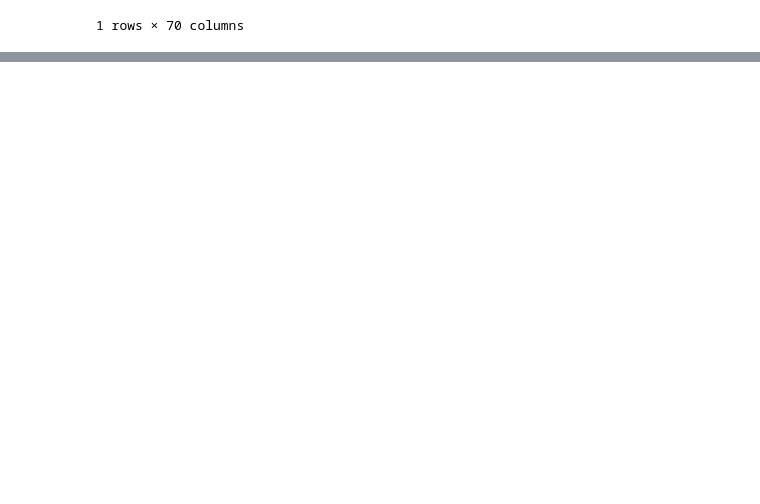
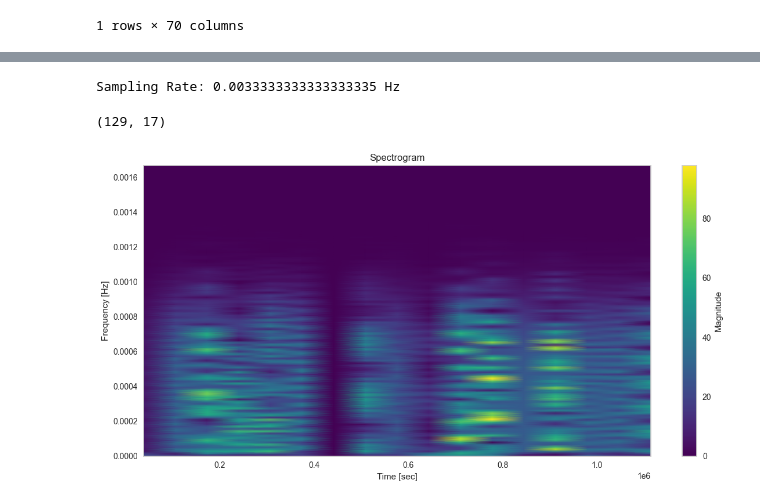
Before and after one commit to JoeZhao527/cl-bricks, a Jupyter notebook: notebooks/data_check.ipynb, the cells around one changed output, grey strips where cells are left out. Saved outputs shown, nothing was run; the diff lists cells and outputs as text; code cells hidden in the pictures; blank space fills up the shorter version.

```diff
--- a/notebooks/data_check.ipynb
+++ b/notebooks/data_check.ipynb
@@ -91,0 +135,44 @@ features_df_2
+# %%
+x = new_x
+t = new_t
+# %%
+# Compute the sampling interval (average time difference between samples)
+dt = np.mean(np.diff(t))  # Time difference in seconds
+
+# Compute the sampling frequency
+fs = 1.0 / dt  # Sampling frequency in Hz
+
+print(f"Sampling Rate: {fs} Hz")
+# %% [output]
+Sampling Rate: 0.0033333333333333335 Hz
+# %%
+# Define spectrogram parameters
+nperseg = 256     # Length of each segment
+noverlap = 128    # Number of points to overlap between segments
+nfft = 512        # Number of FFT points
+
+# Compute the spectrogram
+frequencies, times, Sxx = signal.spectrogram(
+    x,
+    fs=fs,
+    window='hann',
+    scaling='density',
+    mode='magnitude'
+)
+# %%
+Sxx.shape
+# %% [output]
+(129, 17)
+# %%
+plt.figure(figsize=(12, 6))
+
+# Plot using pcolormesh for better performance with large datasets
+plt.pcolormesh(times, frequencies, Sxx, shading='gouraud', cmap='viridis')
+plt.colorbar(label='Magnitude')
+plt.title('Spectrogram')
+plt.ylabel('Frequency [Hz]')
+plt.xlabel('Time [sec]')
+plt.tight_layout()
+plt.show()
+# %% [output]
+[figure, added]
```
Also changed, not shown: parts of 5 cells of this notebook, 31 other files.
